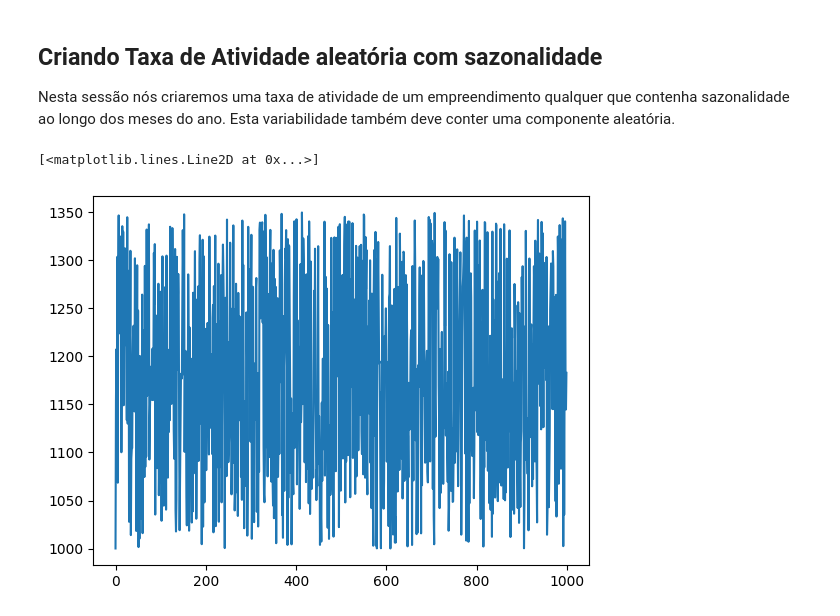
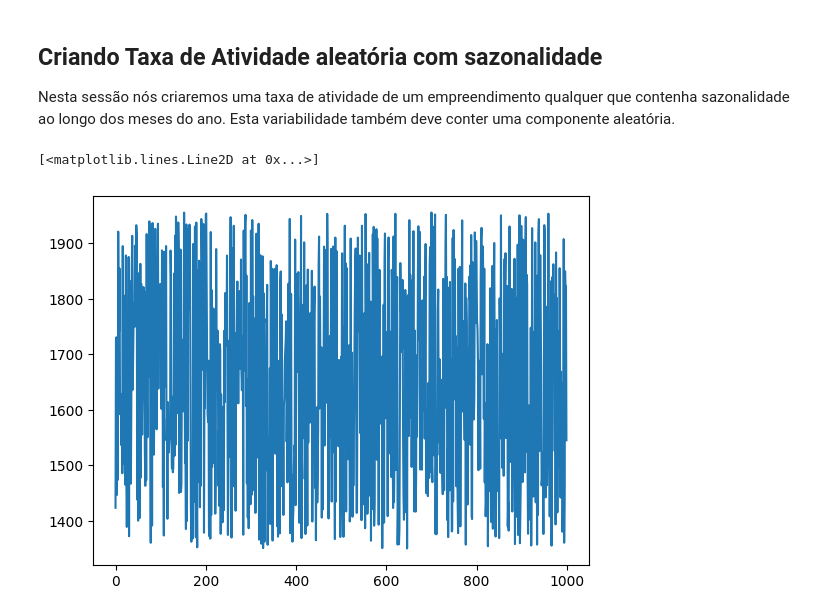
Before and after one commit to Bianca-bonetti/controledepoluicaoatm, a Jupyter notebook: Atividade01_01.ipynb, the cells around one changed output. Drawn from its saved outputs; the diff is of its cells as text; code cells hidden in the pictures.

```diff
--- a/Atividade01_01.ipynb
+++ b/Atividade01_01.ipynb
@@ -78,18 +78,18 @@ Nesta sessão nós criaremos uma taxa de atividade de um empreendimento qualquer
 # %%
 # Criando vetor de valores aleatórios
 import numpy as np
-atvMax = 1350
-atvMin = 1000
+atvMax = 1350*1.45
+atvMin = 1350
 n = 1000
 atv = (atvMax-atvMin)*np.random.rand(n) + atvMin
 #print(atv)
 
 # Criando uma figura com os valores aleatórios
 fig, ax= plt.subplots()
 ax.plot(atv)
 # %% [output]
 [<matplotlib.lines.Line2D at 0x...>]
-[figure, old version]
+[figure, new version]
 # %%
 # Criando vetor de datas
 import pandas as pd
```
Also changed, not shown: parts of 6 cells of this notebook.
